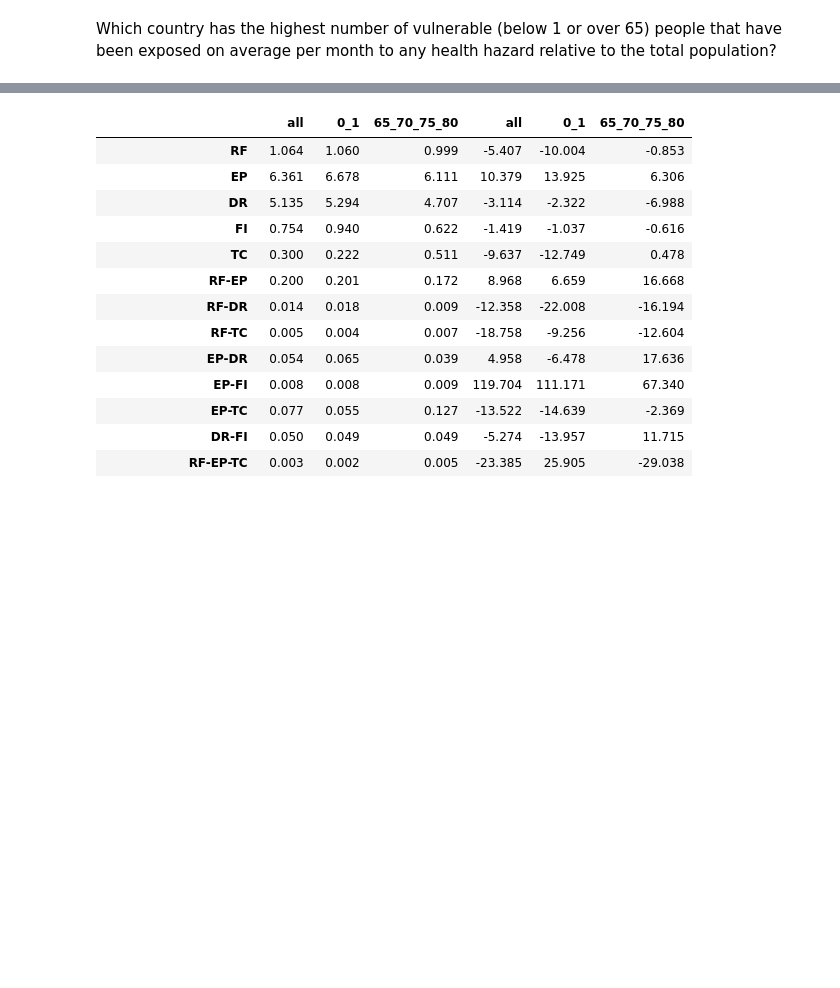
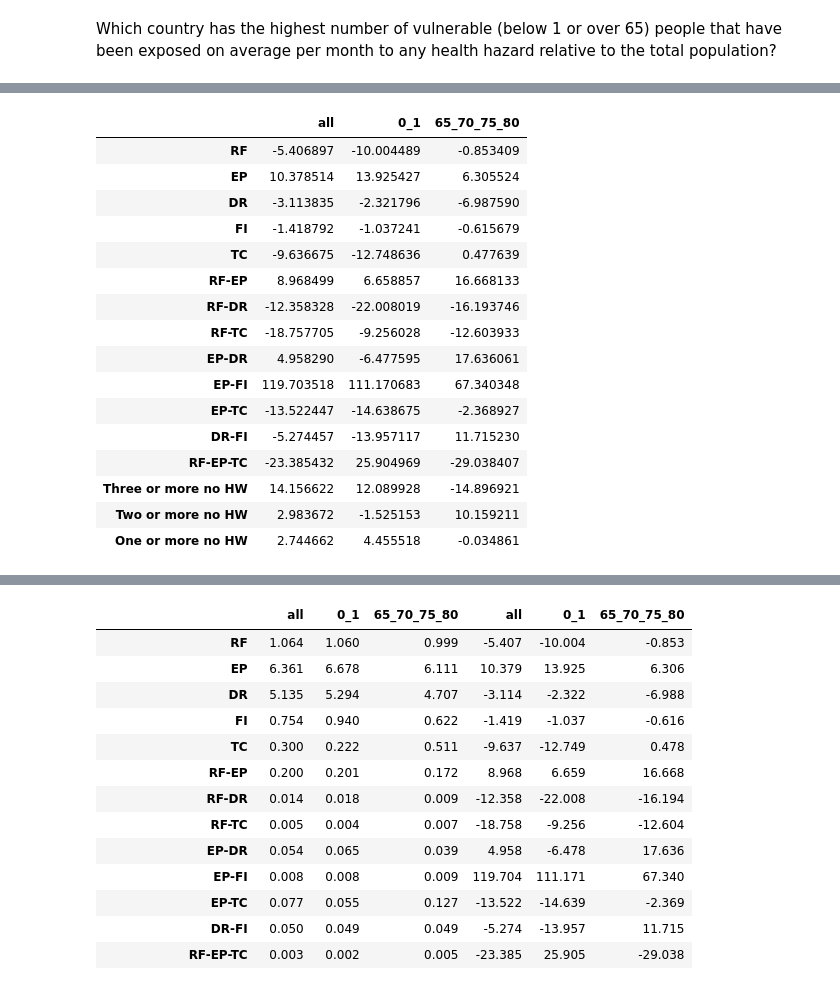
Before and after one commit to zeliest/health_multi_risk, a Jupyter notebook: results/n_month_no_hw.ipynb, the cells around one changed output, grey strips where cells are left out. Cells and saved outputs as stored; diff of their text form; code cells hidden in the pictures; blank space fills up the shorter version.

```diff
--- a/results/n_month_no_hw.ipynb
+++ b/results/n_month_no_hw.ipynb
@@ -49,19 +48,21 @@ for age in ['all', '0_1', '65_70_75_80']:
 from pathlib import Path
 from climada.entity import Exposures
 import numpy as np
+import pandas as pd
+
 exposures_dict = {}
+path_population_files = DATA_DIR / "population"
 
+path_exposures = path_population_files / "worldpop/climada_exposures"
 total_pop = {}
-
-for age in ['all', '0_1', '65_70_75_80']:
-    exposures_dict[age] = {}
+exposures_dict = {}
+for age in ["0_1", "all", "65_70_75_80"]:
     total_pop[age] = {}
-
+    exposures_dict[age]= {}
     for year in np.arange(2003, 2023):
         year = str(year)
-        exposures_dict[age][year] = Exposures.from_hdf5(DATA_DIR / f"population/worldpop/climada_exposures/{age}_era5_025_compatible_{year}.hdf5")
-        exposures_dict[age][year].gdf["impf_RF"] = 1
-        exposures_dict[age][year].gdf['longitude'] = exposures_dict[age][year].gdf['longitude'].apply(lambda x: x - 360 if x > 180 else x)
+        exposures_dict[age][year]= Exposures.from_hdf5(path_exposures / f"{age}_era5_025_compatible_{year}.hdf5")
+        exposures_dict[age][year].gdf["impf_cs"] = 1
         exposures_dict[age][year].gdf['value'][exposures_dict[age][year].gdf['value']<0] = 0
         total_pop[age][year] = exposures_dict[age][year].gdf['value'].sum()
 # %%
@@ -163,3 +164,23 @@ df_diff = 100*(df2-df1)/df1
 df_diff = df_diff.reindex(index_order)
 df_diff = df_diff.rename(index=lambda x: x.replace('RF_2y', 'RF'))
 df_diff = df_diff.dropna()
+# %%
+df_diff
+# %% [output]
+|  | all | 0_1 | 65_70_75_80 |
+| RF | -5.406897 | -10.004489 | -0.853409 |
+| EP | 10.378514 | 13.925427 | 6.305524 |
+| DR | -3.113835 | -2.321796 | -6.987590 |
+| FI | -1.418792 | -1.037241 | -0.615679 |
+| TC | -9.636675 | -12.748636 | 0.477639 |
+| RF-EP | 8.968499 | 6.658857 | 16.668133 |
+| RF-DR | -12.358328 | -22.008019 | -16.193746 |
+| RF-TC | -18.757705 | -9.256028 | -12.603933 |
+| EP-DR | 4.958290 | -6.477595 | 17.636061 |
+| EP-FI | 119.703518 | 111.170683 | 67.340348 |
+| EP-TC | -13.522447 | -14.638675 | -2.368927 |
+| DR-FI | -5.274457 | -13.957117 | 11.715230 |
+| RF-EP-TC | -23.385432 | 25.904969 | -29.038407 |
+| Three or more no HW | 14.156622 | 12.089928 | -14.896921 |
+| Two or more no HW | 2.983672 | -1.525153 | 10.159211 |
+| One or more no HW | 2.744662 | 4.455518 | -0.034861 |
```
Also changed, not shown: parts of 4 cells of this notebook, 1 other file.
